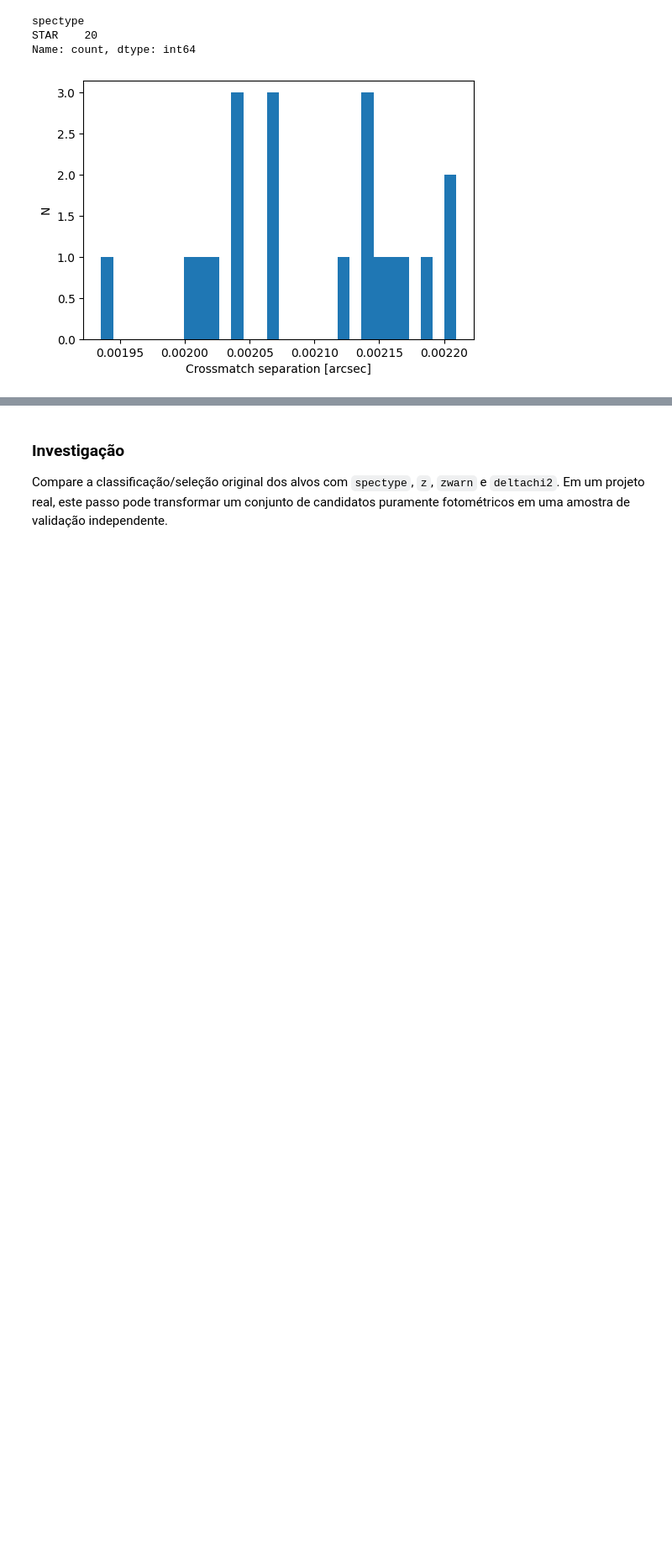
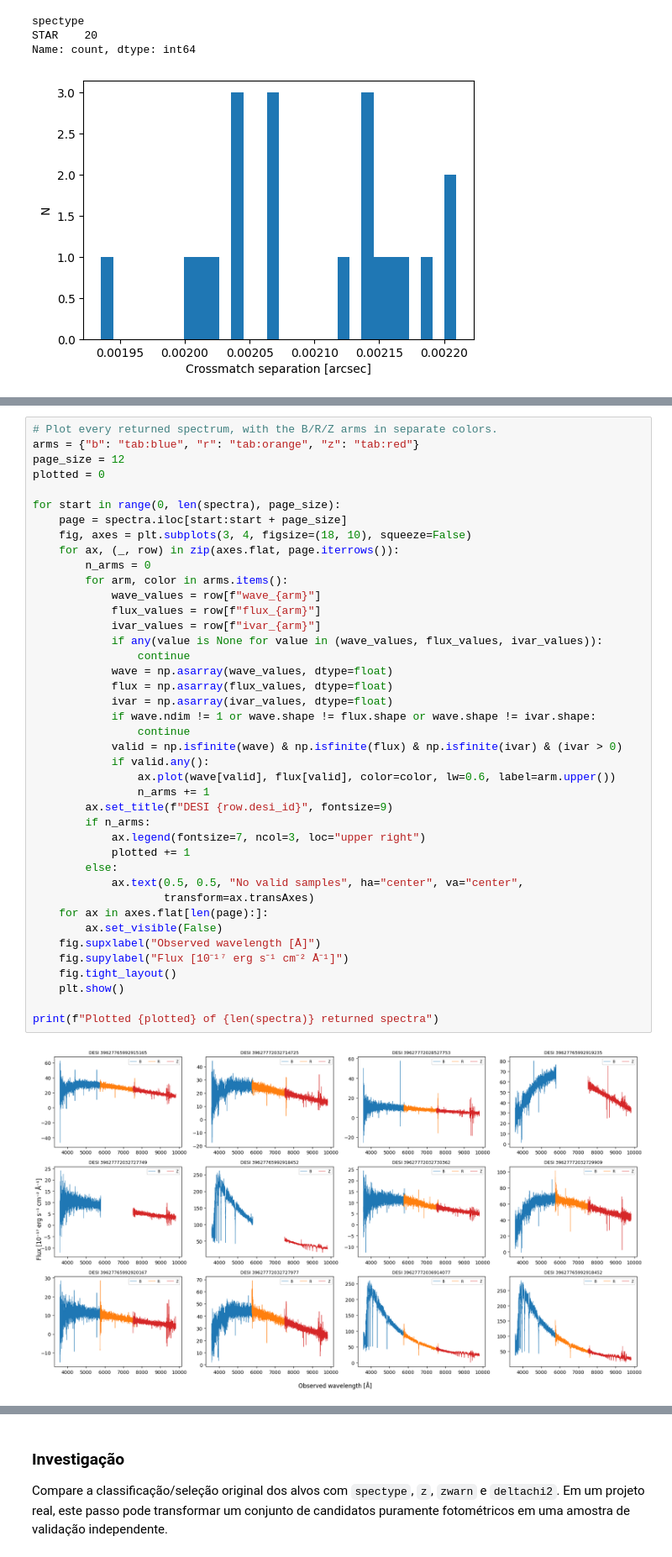
Before and after one commit to Schwarzam/SAB-AI-Scope-workshop, a Jupyter notebook: notebooks/02_upload_crossmatch_desi.ipynb, the cells around one changed output, grey strips where cells are left out. Shown at 84% size. Saved outputs shown, nothing was run; the diff lists cells and outputs as text; blank space fills up the shorter version.

Commit message:
updated desi examples

```diff
--- a/notebooks/02_upload_crossmatch_desi.ipynb
+++ b/notebooks/02_upload_crossmatch_desi.ipynb
@@ -88,0 +126,43 @@ Name: count, dtype: int64
+# %%
+# Plot every returned spectrum, with the B/R/Z arms in separate colors.
+arms = {"b": "tab:blue", "r": "tab:orange", "z": "tab:red"}
+page_size = 12
+plotted = 0
+
+for start in range(0, len(spectra), page_size):
+    page = spectra.iloc[start:start + page_size]
+    fig, axes = plt.subplots(3, 4, figsize=(18, 10), squeeze=False)
+    for ax, (_, row) in zip(axes.flat, page.iterrows()):
+        n_arms = 0
+        for arm, color in arms.items():
+            wave_values = row[f"wave_{arm}"]
+            flux_values = row[f"flux_{arm}"]
+            ivar_values = row[f"ivar_{arm}"]
+            if any(value is None for value in (wave_values, flux_values, ivar_values)):
+                continue
+            wave = np.asarray(wave_values, dtype=float)
+            flux = np.asarray(flux_values, dtype=float)
+            ivar = np.asarray(ivar_values, dtype=float)
+            if wave.ndim != 1 or wave.shape != flux.shape or wave.shape != ivar.shape:
+                continue
+            valid = np.isfinite(wave) & np.isfinite(flux) & np.isfinite(ivar) & (ivar > 0)
+            if valid.any():
+                ax.plot(wave[valid], flux[valid], color=color, lw=0.6, label=arm.upper())
+                n_arms += 1
+        ax.set_title(f"DESI {row.desi_id}", fontsize=9)
+        if n_arms:
+            ax.legend(fontsize=7, ncol=3, loc="upper right")
+            plotted += 1
+        else:
+            ax.text(0.5, 0.5, "No valid samples", ha="center", va="center",
+                    transform=ax.transAxes)
+    for ax in axes.flat[len(page):]:
+        ax.set_visible(False)
+    fig.supxlabel("Observed wavelength [Å]")
+    fig.supylabel("Flux [10⁻¹⁷ erg s⁻¹ cm⁻² Å⁻¹]")
+    fig.tight_layout()
+    plt.show()
+
+print(f"Plotted {plotted} of {len(spectra)} returned spectra")
+# %% [output]
+[figure, added]
```
Also changed, not shown: parts of 4 cells of this notebook.
